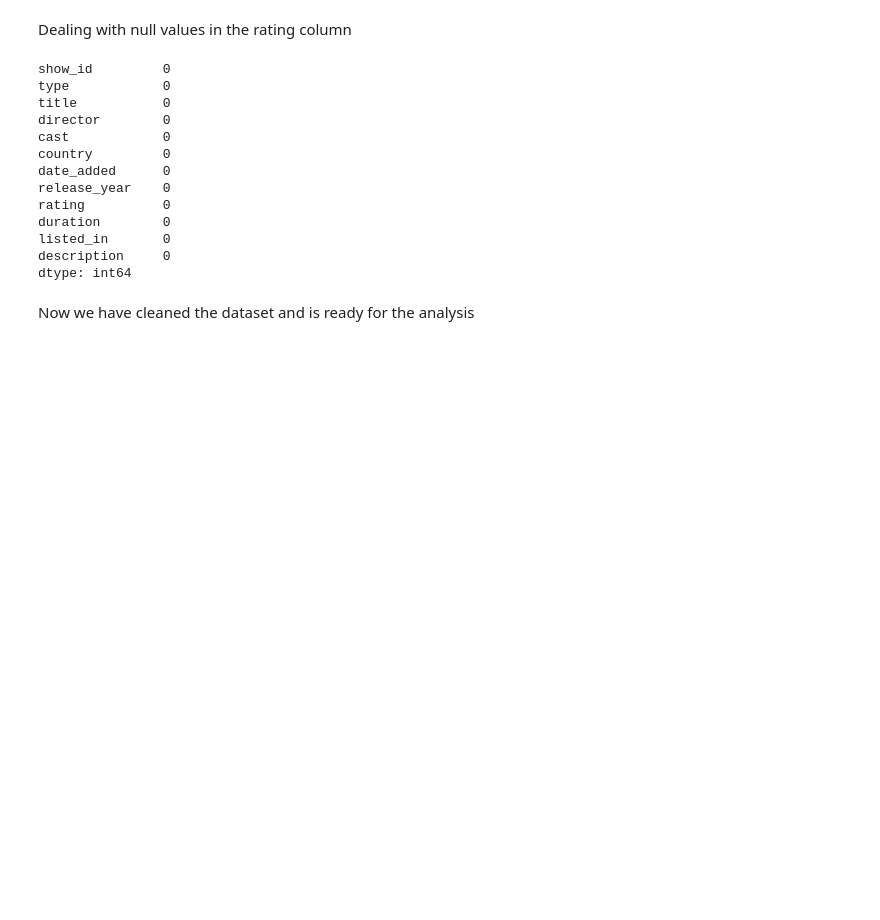
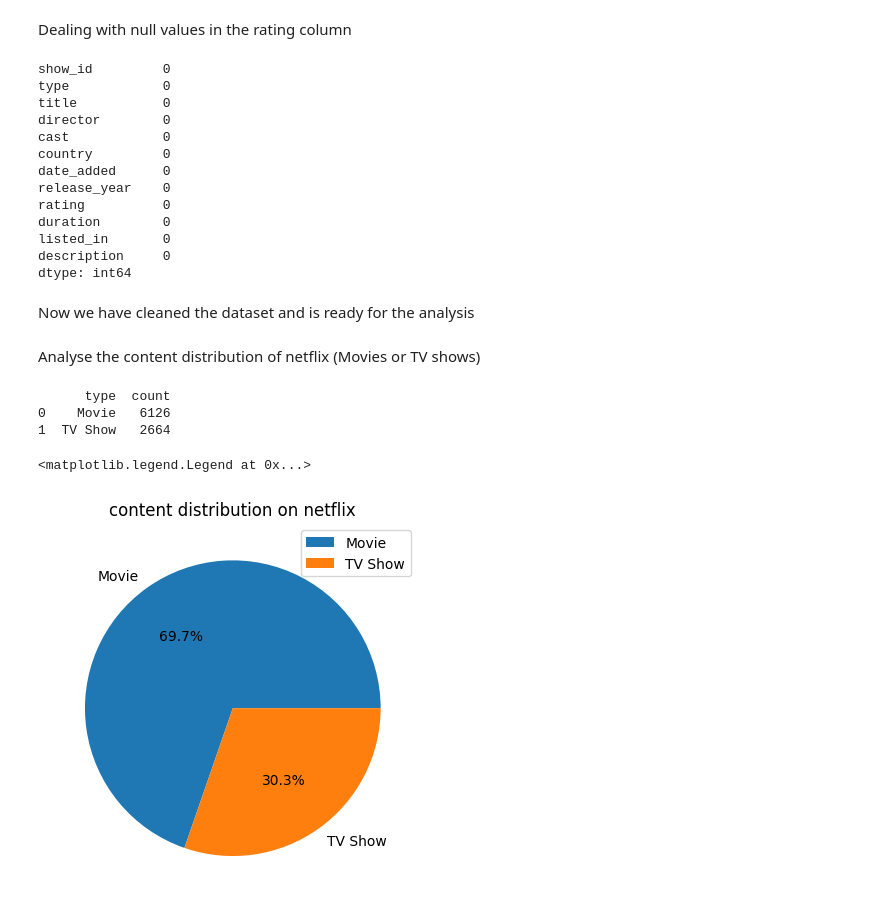
Before and after one commit to pragnakulkarni/Netflix-Movies-and-TV-Shows, a Jupyter notebook: Welcome_To_Colab.ipynb, the cells around one changed output. Cells and saved outputs as stored; diff of their text form; code cells hidden in the pictures; blank space fills up the shorter version.

```diff
--- a/Welcome_To_Colab.ipynb
+++ b/Welcome_To_Colab.ipynb
@@ -149,3 +150,19 @@ description     0
 dtype: int64
 # %% [markdown]
 Now we have cleaned the dataset and is ready for the analysis
+# %% [markdown]
+Analyse the content distribution of netflix (Movies or TV shows)
+# %%
+content_type = pd.DataFrame(netflix_df['type'].value_counts()).reset_index()
+print(content_type)
+# %% [output]
+      type  count
+0    Movie   6126
+1  TV Show   2664
+# %%
+plt.pie(content_type['count'], labels = content_type['type'], autopct='%1.1f%%')
+plt.title('content distribution on netflix')
+plt.legend(content_type['type'], loc = 'best')
+# %% [output]
+<matplotlib.legend.Legend at 0x...>
+[figure, added]
```
Also changed, not shown: parts of 2 cells of this notebook.
